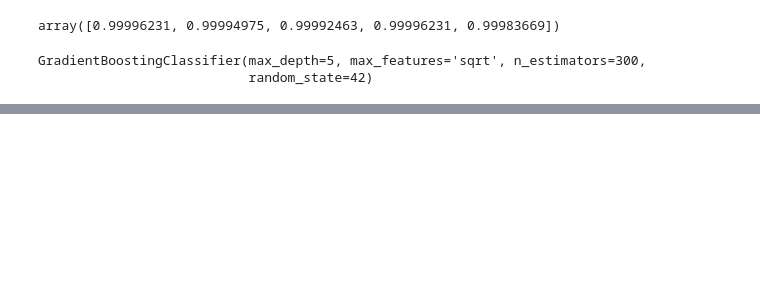
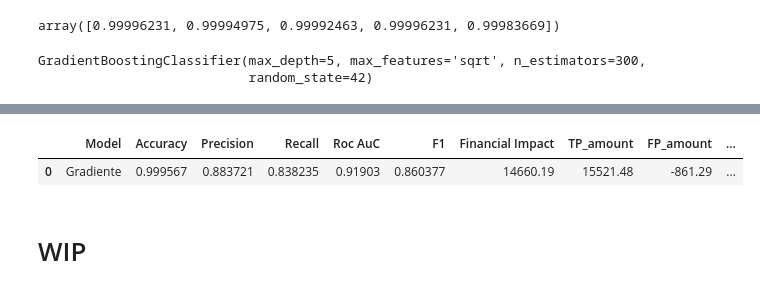
Before and after one commit to YuriCatramby/ds-clf-fraud-detection, a Jupyter notebook: ds_clf_fraud_detection.ipynb, the cells around one changed output, grey strips where cells are left out. Saved outputs shown, nothing was run; the diff lists cells and outputs as text; code cells hidden in the pictures; blank space fills up the shorter version.

Commit message:
wout scaler

```diff
--- a/ds_clf_fraud_detection.ipynb
+++ b/ds_clf_fraud_detection.ipynb
@@ -541,4 +541,4 @@ clf = RandomizedSearchCV(
     random_state = seed
 )
 
-clf.fit(X_train_bal_scaled, y_train_bal)
+clf.fit(X_train_bal, y_train_bal)
@@ -642,3 +634,78 @@ metric_df.sort_values('Financial Impact', ascending = False)
 # %% [output]
 |  | Model | Scaler | Accuracy | Precision | Recall | Roc AuC | F1 | Financial Impact | TP_amount | ... |
 | 0 | AdaBoostClassifier | RobustScaler() | 0.998713 | 0.842105 | 0.235294 | 0.617612 | 0.367816 | 971.62 | 1422.57 | ... |
+# %%
+# Without scaler
+model_gb_tuning = GradientBoostingClassifier(
+    random_state = seed,
+    max_depth = 5,
+    max_features = 'sqrt',
+    n_estimators = 300
+)
+
+metric_df = pd.DataFrame()
+
+model_gb_tuning.fit(X_train_bal, y_train_bal)
+
+y_proba = model_gb_tuning.predict_proba(X_test)[:, 1]
+y_pred = model_gb_tuning.predict(X_test)
+
+accuracy = accuracy_score(y_test, y_pred)
+recall = recall_score(y_test, y_pred)
+precision = precision_score(y_test, y_pred)
+f1Score = f1_score(y_test, y_pred)
+rocAuc = roc_auc_score(y_test, y_pred)
+
+precision2, recall2, threshold = precision_recall_curve(y_test, y_pred)
+precision2 = precision2[::-1]
+recall2 = recall2[::-1]
+pr_roc = roc_auc_score(y_test, y_proba)
+
+# Financial Impact
+df_test_temp = pd.DataFrame()
+df_test_temp = pd.concat([X_test, y_test], axis = 1)
+df_test_temp['pred'] = y_pred
+df_test_temp['TP'] = df_test_temp.apply(lambda x: 1 if x['Class'] == 1 and x['pred'] == 1 else 0, axis = 1)
+df_test_temp['FP'] = df_test_temp.apply(lambda x: 1 if x['Class'] == 0 and x['pred'] == 1 else 0, axis = 1)
+df_test_temp['TN'] = df_test_temp.apply(lambda x: 1 if x['Class'] == 0 and x['pred'] == 0 else 0, axis = 1)
+df_test_temp['FN'] = df_test_temp.apply(lambda x: 1 if x['Class'] == 1 and x['pred'] == 0 else 0, axis = 1)
+df_test_temp['TP_amount'] = df_test_temp['TP'] * df_test_temp['Amount']
+df_test_temp['FP_amount'] = df_test_temp['FP'] * df_test_temp['Amount']
+df_test_temp['FN_amount'] = df_test_temp['FN'] * df_test_temp['Amount']
+TP_amount = df_test_temp['TP_amount'].sum()
+FP_amount = -df_test_temp['FP_amount'].sum()
+FN_amount = -df_test_temp['FN_amount'].sum()
+TP = df_test_temp['TP'].sum()
+FP = df_test_temp['FP'].sum()
+TN = df_test_temp['TN'].sum()
+FN = df_test_temp['FN'].sum()
+
+metric = {
+    'Model': 'Gradiente',
+    'Accuracy': accuracy,
+    'Recall': recall,
+    'Precision': precision,
+    'Roc AuC': rocAuc,
+    'Precision Recall AuC': pr_roc,
+    'F1': f1Score,
+    'Financial Impact': TP_amount + FP_amount,
+    'TP_amount': TP_amount,
+    'FP_amount': FP_amount,
+    'FN_amount': FN_amount,
+    'TP': TP,
+    'FP': FP,
+    'TN': TN,
+    'FN': FN
+}
+
+metric_df = metric_df.append(metric, ignore_index = True)
+
+columns = ['Model', 'Accuracy', 'Precision', 'Recall', 'Roc AuC', 'F1', 'Financial Impact', 'TP_amount', 'FP_amount', 'FN_amount', 'TP', 'FP', 'TN', 'FN']
+metric_df = metric_df[columns]
+
+metric_df.sort_values('Financial Impact', ascending = False)
+# %% [output]
+|  | Model | Accuracy | Precision | Recall | Roc AuC | F1 | Financial Impact | TP_amount | FP_amount | ... |
+| 0 | Gradiente | 0.999567 | 0.883721 | 0.838235 | 0.91903 | 0.860377 | 14660.19 | 15521.48 | -861.29 | ... |
+# %% [markdown]
+# WIP
```
Also changed, not shown: parts of 2 cells of this notebook.
